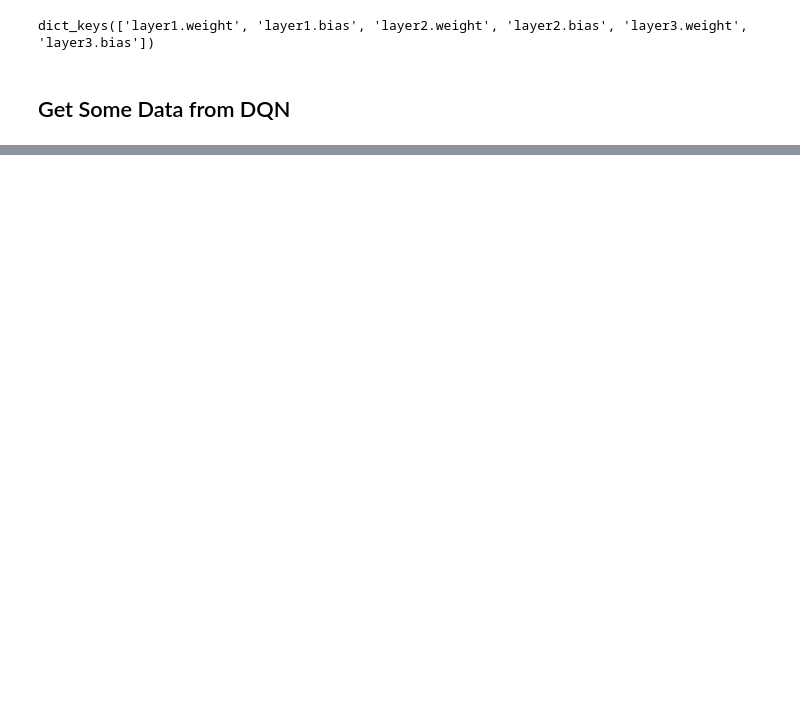
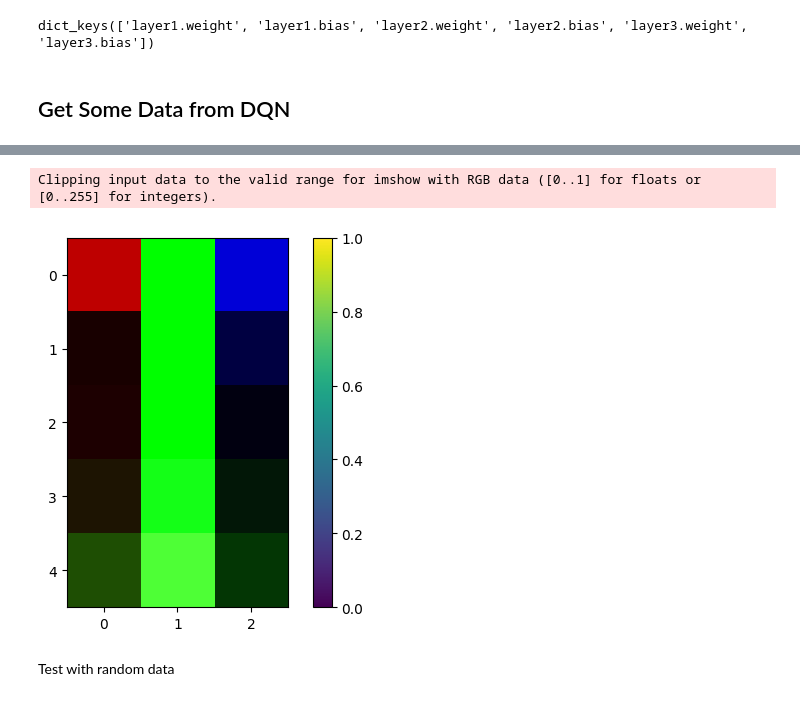
Before and after one commit to KevinBian107/S.O.O., a Jupyter notebook: dqn_pendulum.ipynb, the cells around one changed output, grey strips where cells are left out. Cells and saved outputs as stored; diff of their text form; code cells hidden in the pictures; blank space fills up the shorter version.

```diff
--- a/dqn_pendulum.ipynb
+++ b/dqn_pendulum.ipynb
@@ -344,4 +346,4 @@ def collect_data_from_dqn(env, policy_net, episodes, steps_per_episode):
 
 train_states, train_actions = collect_data_from_dqn(env, model, 50, 200)
 # %%
-train_states = np.array([tensor.cpu().numpy() for tensor in train_states])
+train_states, train_actions = np.array([tensor.cpu().numpy() for tensor in train_states]), np.array(train_actions)
@@ -374,0 +358,13 @@ executing.executing.NotOneValueFound: Expected one value, found 0
+# %%
+test_size = 0.2
+X, y = train_states, train_actions
+
+num_test_samples = int(len(X) * test_size)
+indices = np.arange(len(X))
+np.random.shuffle(indices)
+
+test_indices = indices[:num_test_samples]
+train_indices = indices[num_test_samples:]
+
+train_X, train_y = X[train_indices], y[train_indices]
+test_X, test_y = X[test_indices], y[test_indices]
@@ -374,0 +408,3 @@ executing.executing.NotOneValueFound: Expected one value, found 0
+# %%
+train_y = train_y.reshape([train_y.shape[0],1])
+test_y = test_y.reshape([test_y.shape[0],1])
@@ -374,0 +413,2 @@ executing.executing.NotOneValueFound: Expected one value, found 0
+# %%
+M, _ = rfm.rfm(train_loader=(train_X, train_y), test_loader=(test_X,test_y), iters=5, loader=False, classif=True)
@@ -374,0 +428,8 @@ executing.executing.NotOneValueFound: Expected one value, found 0
+# %%
+plt.imshow(M)
+colorbar = plt.colorbar()
+# %% [output]
+Clipping input data to the valid range for imshow with RGB data ([0..1] for floats or [0..255] for integers).
+[figure, added]
+# %% [markdown]
+Test with random data
```
Also changed, not shown: parts of 17 cells of this notebook, 2 other files.
